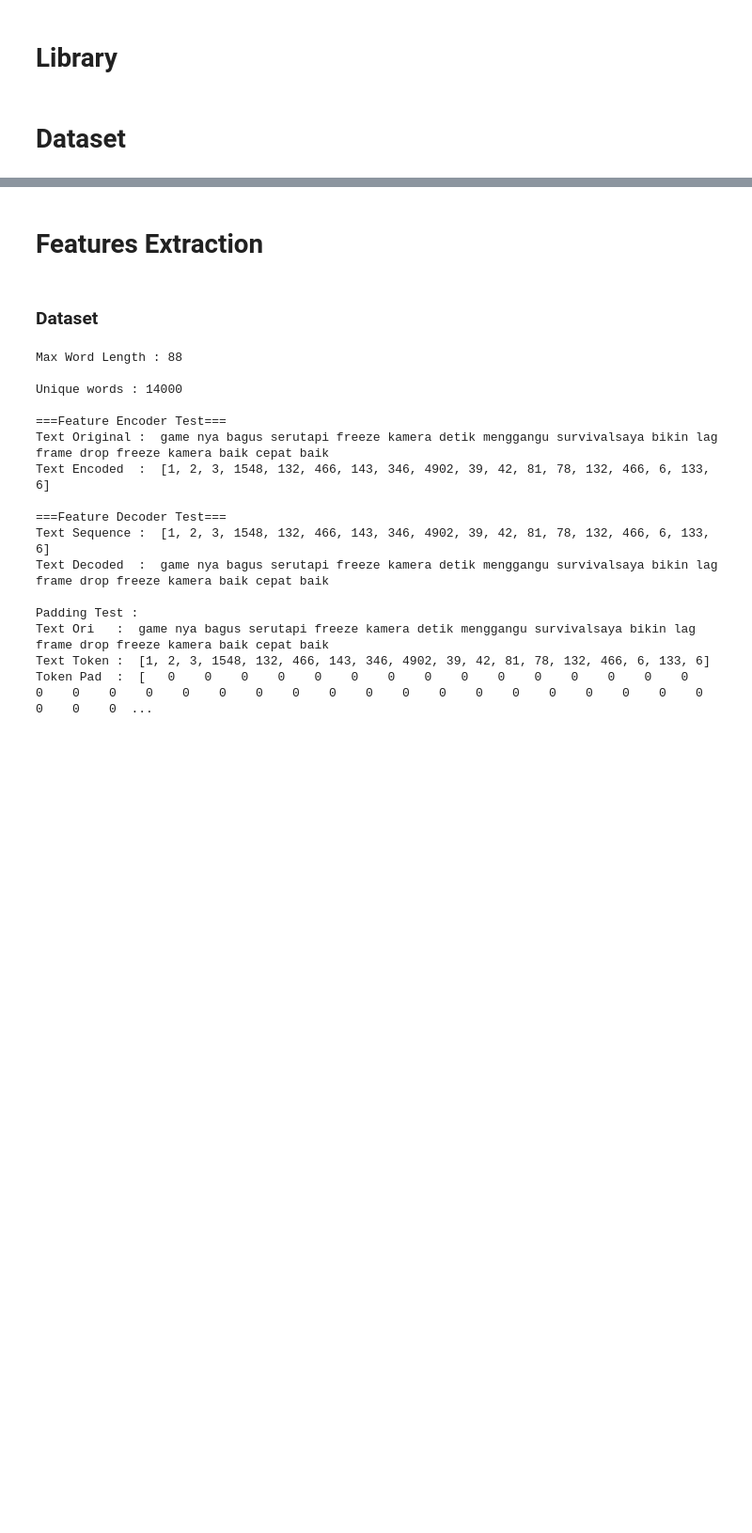
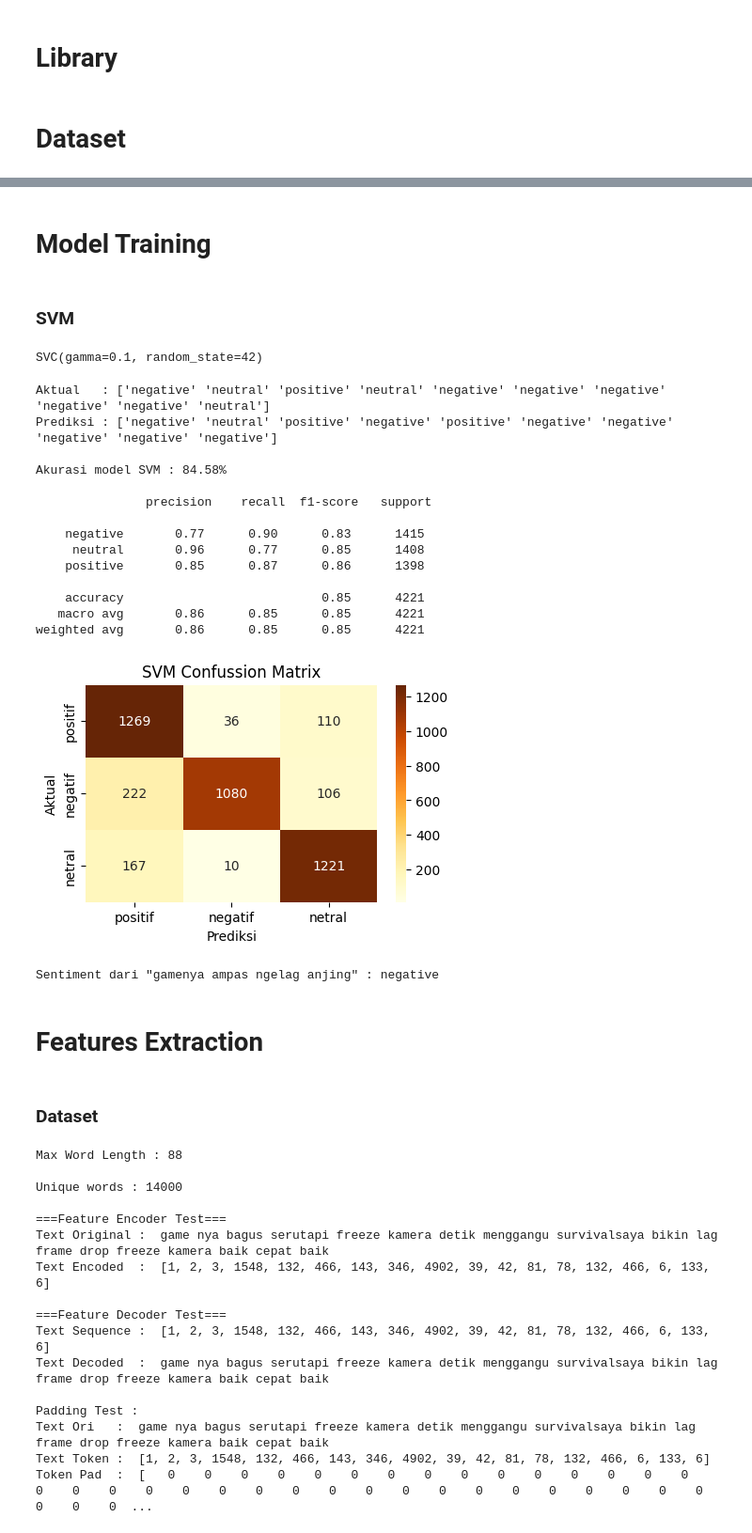
Before and after one commit to yasir-rtx/dbs_ML_intermediate, a Jupyter notebook: submission01/model.ipynb, the cells around one changed output, grey strips where cells are left out. Shown at 94% size. Cells and saved outputs as stored; diff of their text form; code cells hidden in the pictures; blank space fills up the shorter version.

Commit message:
UPDATE model.ipynb
Berhasil melatih dan melakukan inference dengan model svm

```diff
--- a/submission01/model.ipynb
+++ b/submission01/model.ipynb
@@ -29,7 +40,7 @@ np.set_printoptions(linewidth=np.inf)
 # Dataset
 # %%
 # LOAD dataset
-dataset_path = './dataset_minecraft.csv'
+dataset_path = './dataset/dataset_minecraft.csv'
 df = read_csv(dataset_path)
 df = df.dropna()
 df = df.drop_duplicates()
@@ -37,4 +48,7 @@ print("\"{}\" is loaded succesfully".format(dataset_path))
 
 dataset = df['Text Clean'].to_numpy()
 label = df['Sentiment'].to_numpy()
+
+# features = pd.DataFrame(X_tfidf.toarray(), columns=tfidf.get_feature_names_out())
+# features.info()
 # %% [output]
@@ -43,0 +147,4 @@ label = df['Sentiment'].to_numpy()
+# %% [markdown]
+# Model Training
+# %% [markdown]
+### SVM
@@ -44,7 +153,67 @@ label = df['Sentiment'].to_numpy()
+# %%
+# Inisiasi SVM Model
+# svc_model = SVC(kernel='linear', random_state=42)   # SVM linear
+svc_model = SVC(kernel='rbf', gamma=0.1, random_state=42)
+
+# train model
+svc_model.fit(X_train, y_train)
+# %% [output]
+SVC(gamma=0.1, random_state=42)
+# %%
+# make prediction
+y_pred = svc_model.predict(X_test)
+
+# cetak 10 hasil prediksi
+print("Aktual   :", np.array(y_test)[:10])
+print("Prediksi :", y_pred[:10])
+
+# akurasi
+accuracy = accuracy_score(y_test, y_pred) * 100
+print(f"\nAkurasi model SVM : {accuracy:.2f}%")
+
+print("\n", classification_report(y_test, y_pred))
+
+svm_confuss = confusion_matrix(y_test, y_pred)
+plt.figure(figsize=(5, 3))
+sns.heatmap(svm_confuss, annot=True, fmt='d', cmap='YlOrBr', xticklabels=['positif', 'negatif', 'netral'], yticklabels=['positif', 'negatif', 'netral'])
+plt.title("SVM Confussion Matrix")
+plt.xlabel("Prediksi")
+plt.ylabel("Aktual")
+plt.show()
+# %% [output]
+Aktual   : ['negative' 'neutral' 'positive' 'neutral' 'negative' 'negative' 'negative' 'negative' 'negative' 'neutral']
+Prediksi : ['negative' 'neutral' 'positive' 'negative' 'positive' 'negative' 'negative' 'negative' 'negative' 'negative']
+
+Akurasi model SVM : 84.58%
+
+               precision    recall  f1-score   support
+
+    negative       0.77      0.90      0.83      1415
+     neutral       0.96      0.77      0.85      1408
+    positive       0.85      0.87      0.86      1398
+
+    accuracy                           0.85      4221
+   macro avg       0.86      0.85      0.85      4221
+weighted avg       0.86      0.85      0.85      4221
+[figure, added]
+# %%
+def inferenceTfidf(text):
+    with open('./tfidf/tfidfVectorizer.pkl', 'rb') as file:
+        tfV = pickle.load(file)
+
+    text = preProcessing(text)
+    x = tfV.transform([text]).toarray()
+    pred = svc_model.predict(x)
+    return print(f"Sentiment dari \"{text}\" : \033[1m{pred[0]}")
+
+inferenceTfidf("Gamenya ampas dan sering ngelag anjing")
+# pred = svc_model.predict(inferenceTfidf(["Game bagus"]))
+# %% [output]
+Sentiment dari "gamenya ampas ngelag anjing" : negative
+# %% [markdown]
+# Features Extraction
 # %%
 # feature_train, feature_test, label_train, label_test = train_test_split(dataset, label, test_size=0.3, random_state=42)
-# %% [markdown]
-# Features Extraction
 # %% [markdown]
 ### Dataset
 # %%
```
Also changed, not shown: parts of 8 cells of this notebook.
